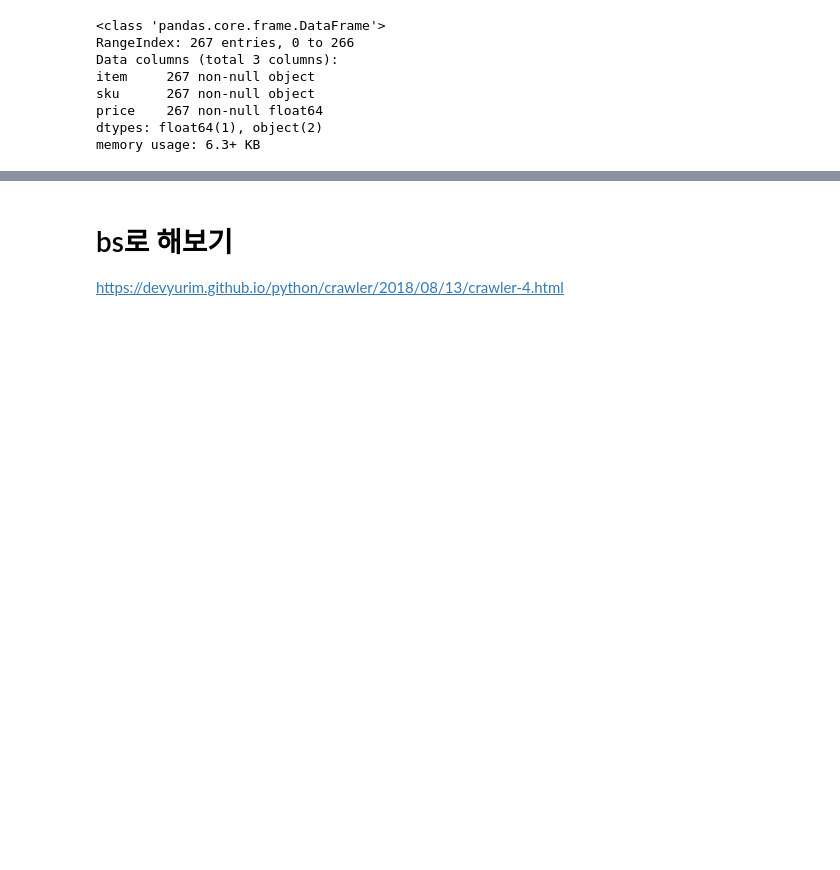
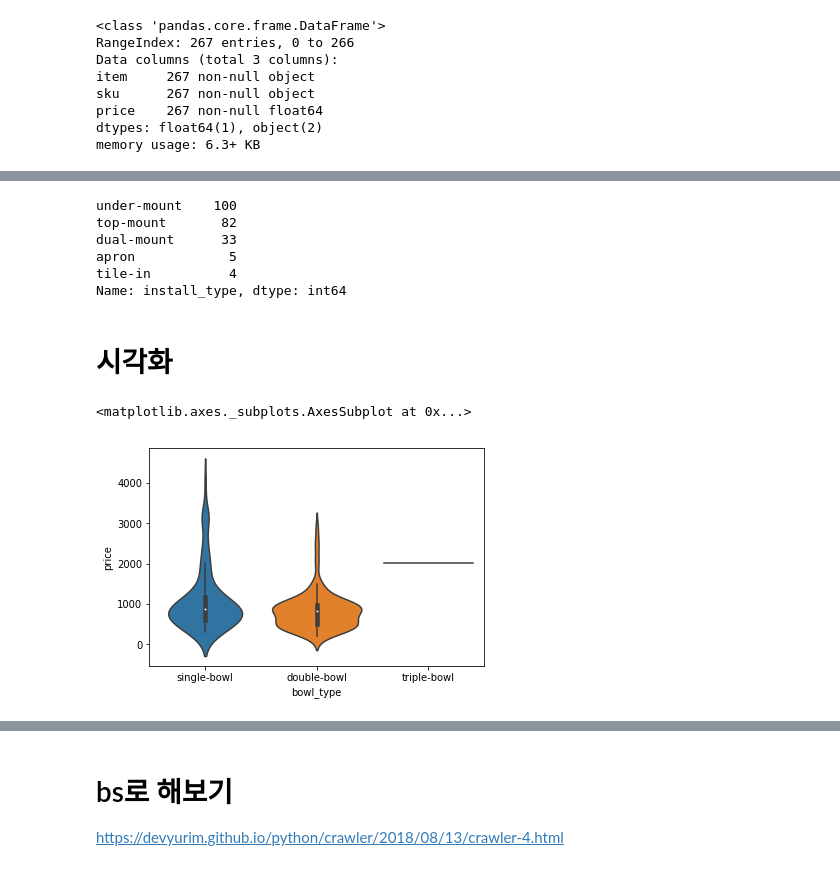
Before and after one commit to JessyMin/scrapy-usa-kitchen-market, a Jupyter notebook: selenium-kohler.ipynb, the cells around one changed output, grey strips where cells are left out. Saved outputs shown, nothing was run; the diff lists cells and outputs as text; code cells hidden in the pictures; blank space fills up the shorter version.

```diff
--- a/selenium-kohler.ipynb
+++ b/selenium-kohler.ipynb
@@ -141,6 +189,8 @@ def find_sink_type(x):
         return 'bar sink'
     elif 'utility sink' in x:
         return 'utility sink'
+    elif 'diameter' in x:
+        return 'circle sink'
     elif 'cutting board' in x:
         return 'cutting board'
     elif 'leg' in x:
@@ -224,0 +342,12 @@ Name: item, Length: 246, dtype: object
+# %%
+# 사이즈 (height)
+df['size_height'] = df['item'].str.split("\"").str[2]
+df['size_height'] = df['size_height'].str.split(' ').str[-1]
+
+#df['size_height'].value_counts().sort_values(ascending=False).head(10)
+
+df['size_height(about)'] = df['size_height'].str.split('-').str[0]
+
+# 숫자로 변환
+df['size_height(about)'] = pd.to_numeric(df['size_height(about)'])
+df['size_height(about)'].unique()
@@ -224,0 +393,43 @@ Name: item, Length: 246, dtype: object
+# %%
+# 설치 타입
+def find_install_type(x):
+    if 'apron' in x:
+        return 'apron'
+    elif 'tile-in' in x:
+        return 'tile-in'
+    elif 'dual-mount' in x:
+        return 'dual-mount'
+    elif 'top-/under-' in x:
+        return 'dual-mount'
+    elif 'top-mount' in x:
+        return 'top-mount'
+    elif 'unde' in x:
+        return 'under-mount'
+    elif 'Delafield' in x:
+        return 'top-mount'
+
+    else:
+        return x
+
+df['install_type'] = df['item'].apply(find_install_type)
+
+df['install_type'].value_counts()
+# %% [output]
+under-mount    100
+top-mount       82
+dual-mount      33
+apron            5
+tile-in          4
+Name: install_type, dtype: int64
+# %% [markdown]
+# 시각화
+# %%
+# 시각화
+import matplotlib.pyplot as plt
+import seaborn as sns
+%matplotlib inline
+
+sns.violinplot(x="bowl_type", y="price", data=df)
+# %% [output]
+<matplotlib.axes._subplots.AxesSubplot at 0x...>
+[figure, added]
```
Also changed, not shown: parts of 22 cells of this notebook.
